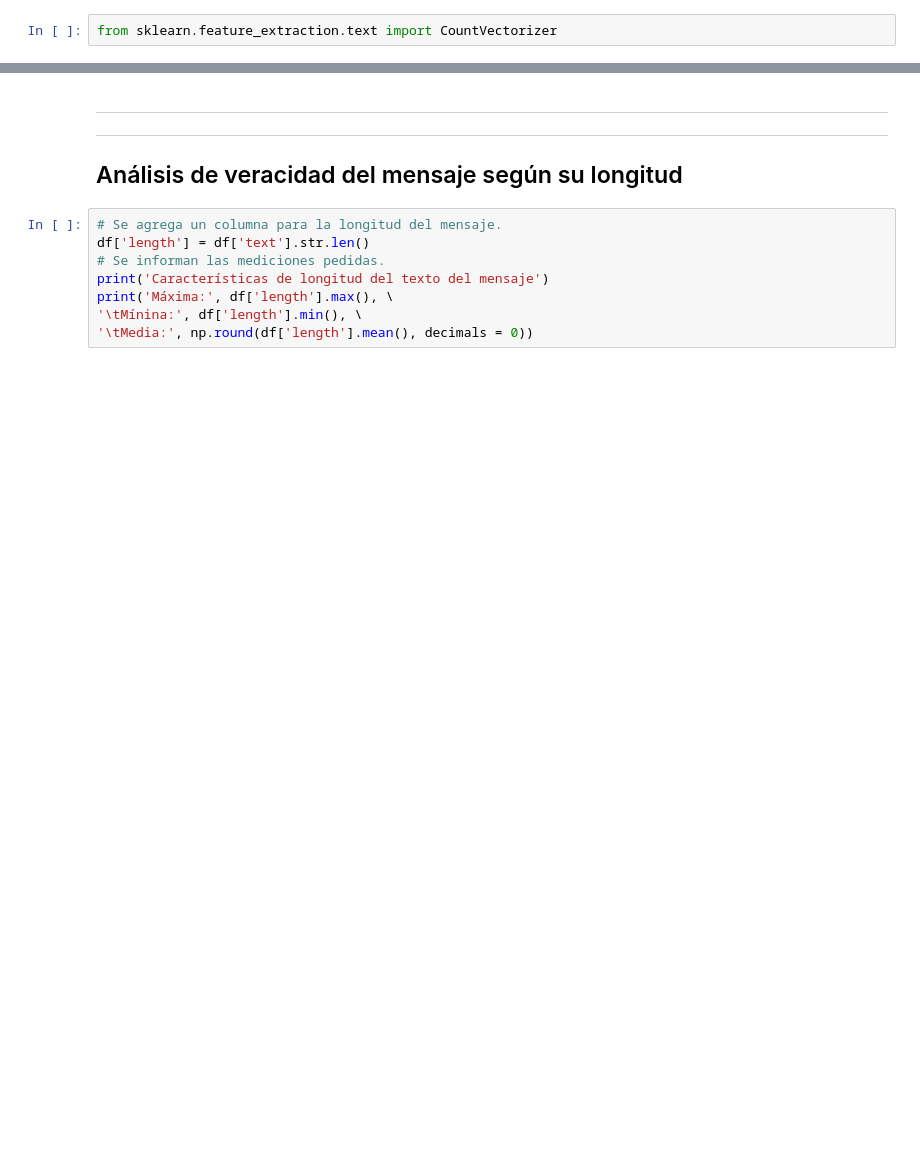
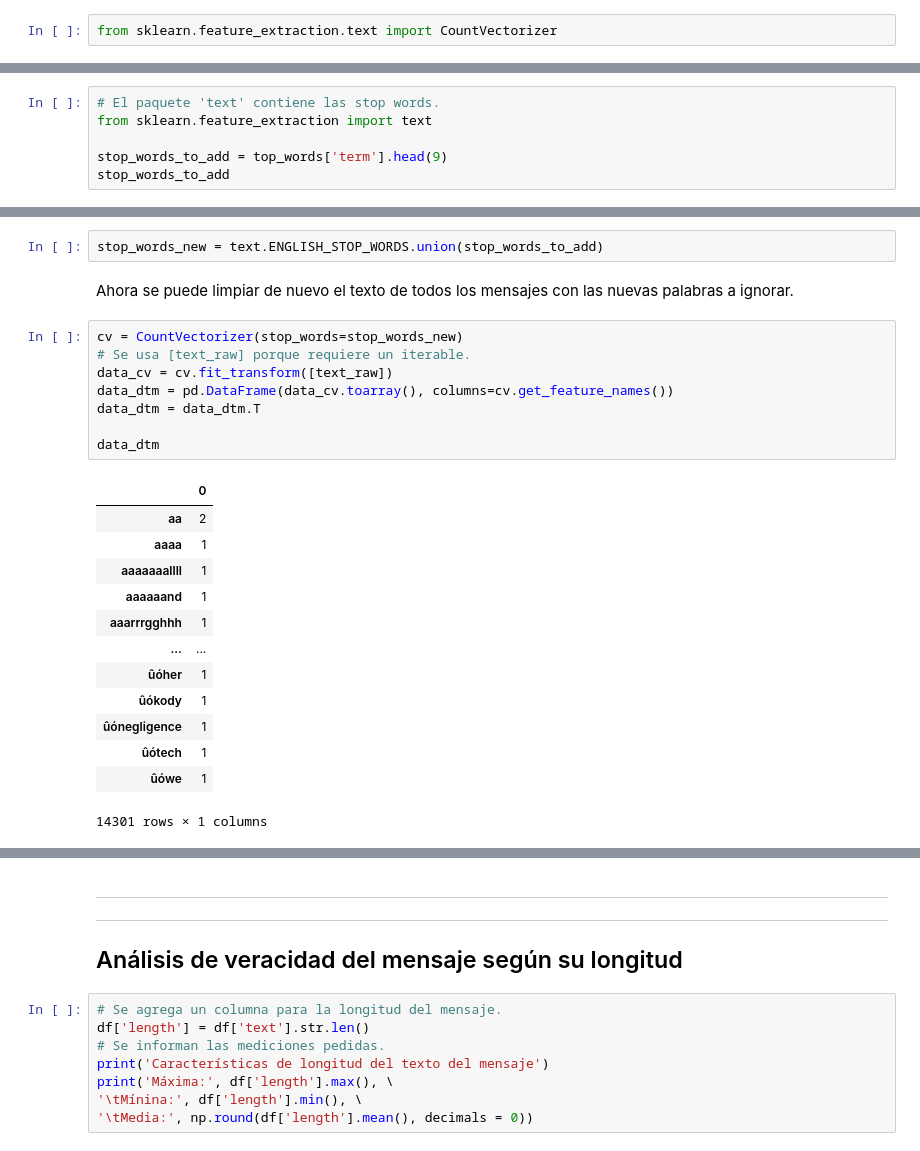
Before and after one commit to ffelfis/Orga_Datos_TPs, a Jupyter notebook: TP1/nb_Facundo.ipynb, the cells around one changed output, grey strips where cells are left out. Drawn from its saved outputs; the diff is of its cells as text; blank space fills up the shorter version.

```diff
--- a/TP1/nb_Facundo.ipynb
+++ b/TP1/nb_Facundo.ipynb
@@ -203,0 +204,6 @@ data_dtm
+# %%
+# El paquete 'text' contiene las stop words.
+from sklearn.feature_extraction import text
+
+stop_words_to_add = top_words['term'].head(9)
+stop_words_to_add
@@ -203,0 +221,26 @@ data_dtm
+# %%
+stop_words_new = text.ENGLISH_STOP_WORDS.union(stop_words_to_add)
+# %% [markdown]
+Ahora se puede limpiar de nuevo el texto de todos los mensajes con las nuevas palabras a ignorar.
+# %%
+cv = CountVectorizer(stop_words=stop_words_new)
+# Se usa [text_raw] porque requiere un iterable.
+data_cv = cv.fit_transform([text_raw])
+data_dtm = pd.DataFrame(data_cv.toarray(), columns=cv.get_feature_names())
+data_dtm = data_dtm.T
+
+data_dtm
+# %% [output]
+|  | 0 |
+| aa | 2 |
+| aaaa | 1 |
+| aaaaaaallll | 1 |
+| aaaaaand | 1 |
+| aaarrrgghhh | 1 |
+| ... | ... |
+| ûóher | 1 |
+| ûókody | 1 |
+| ûónegligence | 1 |
+| ûótech | 1 |
+| ûówe | 1 |
+14301 rows × 1 columns
```
Also changed, not shown: parts of 24 cells of this notebook.
